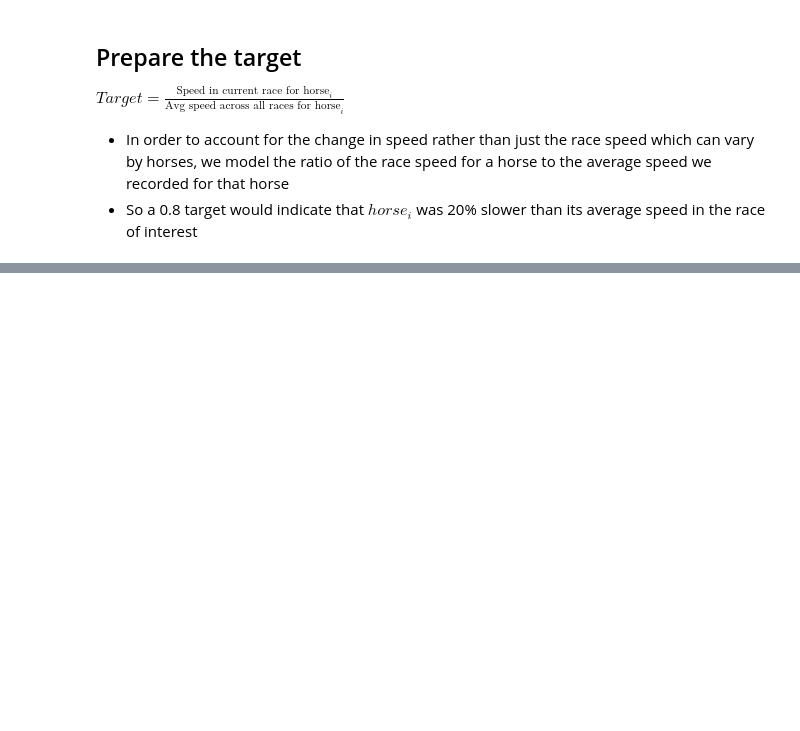
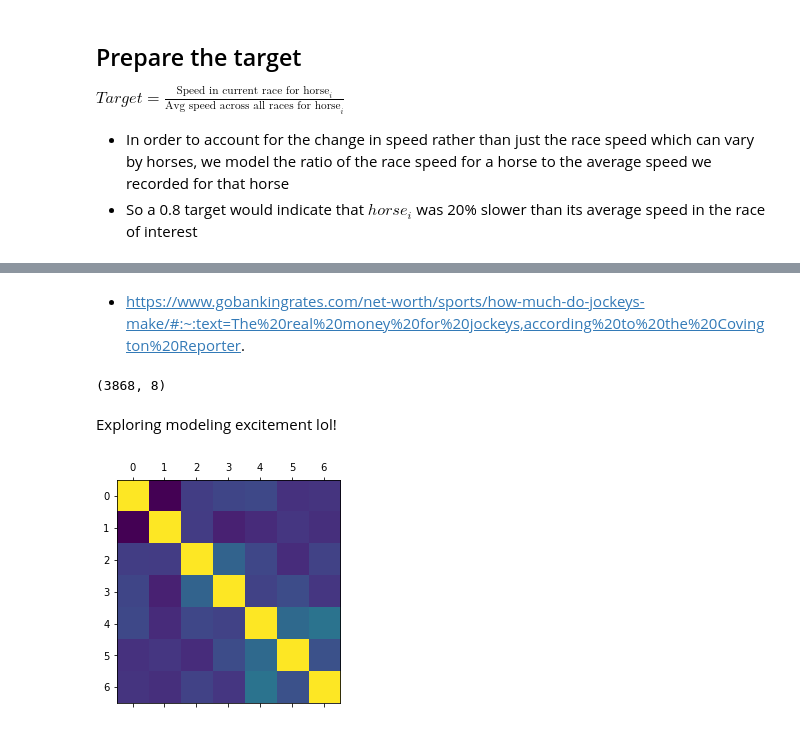
Before and after one commit to parthnaik13/NYRA, a Jupyter notebook: 5_1_POC2.ipynb, the cells around one changed output, grey strips where cells are left out. Saved outputs shown, nothing was run; the diff lists cells and outputs as text; code cells hidden in the pictures; blank space fills up the shorter version.

```diff
--- a/5_1_POC2.ipynb
+++ b/5_1_POC2.ipynb
@@ -288,0 +343,9 @@ $Target = \frac{\text{Speed in current race for horse}_i}{\text{Avg speed across
+# %%
+# Filter to just the typical races i.e. dirt and fast type of track conditions
+nyra_modeling_df = nyra_df.loc[
+    (nyra_df['course_type'] == 'D') &
+    (nyra_df['track_condition'] == 'FT '),
+    :
+].copy()
+# Look at the shape of the df
+nyra_modeling_df.shape
@@ -288,0 +354,8 @@ $Target = \frac{\text{Speed in current race for horse}_i}{\text{Avg speed across
+# %%
+# Filter out horses having less than 5 races
+nyra_modeling_df = nyra_modeling_df.loc[
+    nyra_modeling_df['race_count'] >= 5,
+    :
+].copy()
+# Look at the shape of the df
+nyra_modeling_df.shape
@@ -288,0 +378,19 @@ $Target = \frac{\text{Speed in current race for horse}_i}{\text{Avg speed across
+# %% [markdown]
+* https://www.gobankingrates.com/net-worth/sports/how-much-do-jockeys-make/#:~:text=The%20real%20money%20for%20jockeys,according%20to%20the%20Covington%20Reporter.
+# %%
+# Select features and the target to use
+features = ['weight_carried', 'odds', 'cum_prev_race_distance', 'avg_time_from_last_race', 'race_distance_miles', 'purse', 'run_up_distance']  # 'time_from_last_race'
+target = ['target']
+columns_to_keep = features + target
+
+nyra_modeling_df = nyra_modeling_df.loc[:, columns_to_keep].copy()
+nyra_modeling_df.shape
+# %% [output]
+(3868, 8)
+# %% [markdown]
+Exploring modeling excitement lol!
+# %%
+plt.matshow(nyra_modeling_df[features].corr())
+plt.show()
+# %% [output]
+[figure, added]
```
Also changed, not shown: parts of 21 cells of this notebook.
